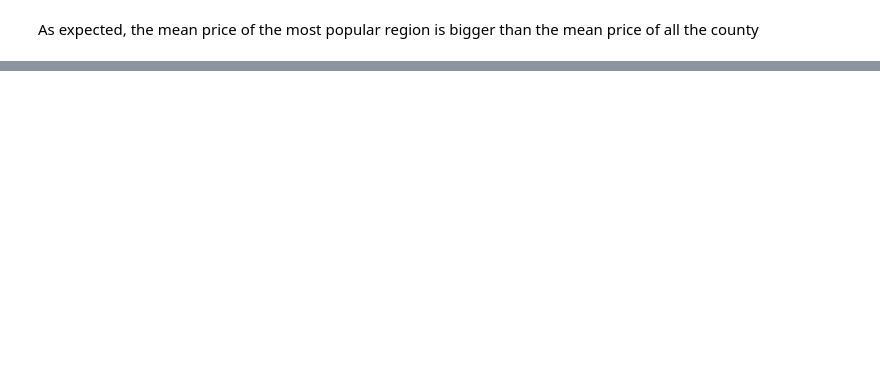
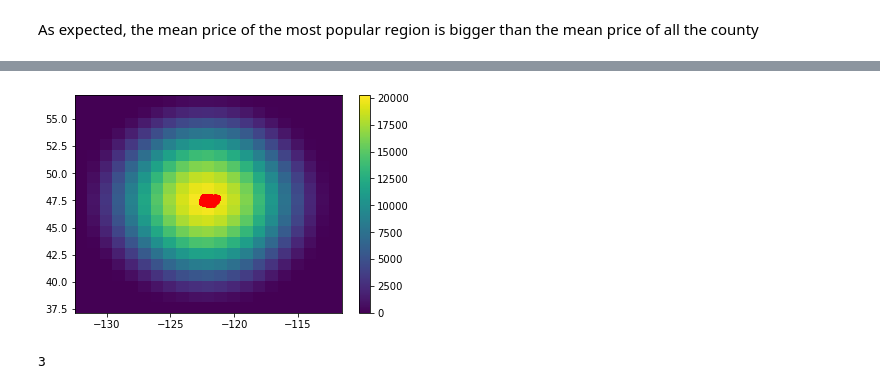
Before and after one commit to gustavooliveir/House-sales-in-King-County, a Jupyter notebook: 1 - Region of most popular houses.ipynb, the cells around one changed output, grey strips where cells are left out. Saved outputs shown, nothing was run; the diff lists cells and outputs as text; code cells hidden in the pictures; blank space fills up the shorter version.

```diff
--- a/1 - Region of most popular houses.ipynb
+++ b/1 - Region of most popular houses.ipynb
@@ -107,0 +173,65 @@ As expected, the mean price of the most popular region is bigger than the mean p
+# %%
+import matplotlib.pyplot as plt
+import numpy as np
+import math
+
+#POINT DATASET
+x= df.long
+y=df.lat
+
+#DEFINE GRID SIZE AND RADIUS(h)
+grid_size=1
+h=10
+
+#GETTING X,Y MIN AND MAX
+x_min=min(x)
+x_max=max(x)
+y_min=min(y)
+y_max=max(y)
+
+#CONSTRUCT GRID
+x_grid=np.arange(x_min-h,x_max+h,grid_size)
+y_grid=np.arange(y_min-h,y_max+h,grid_size)
+x_mesh,y_mesh=np.meshgrid(x_grid,y_grid)
+
+#GRID CENTER POINT
+xc=x_mesh+(grid_size/2)
+yc=y_mesh+(grid_size/2)
+
+#FUNCTION TO CALCULATE INTENSITY WITH QUARTIC KERNEL
+def kde_quartic(d,h):
+    dn=d/h
+    P=(15/16)*(1-dn**2)**2
+    return P
+
+#PROCESSING
+intensity_list=[]
+for j in range(len(xc)):
+    intensity_row=[]
+    for k in range(len(xc[0])):
+        kde_value_list=[]
+        for i in range(len(x)):
+            #CALCULATE DISTANCE
+            d=math.sqrt((xc[j][k]-x[i])**2+(yc[j][k]-y[i])**2)
+            if d<=h:
+                p=kde_quartic(d,h)
+            else:
+                p=0
+            kde_value_list.append(p)
+        #SUM ALL INTENSITY VALUE
+        p_total=sum(kde_value_list)
+        intensity_row.append(p_total)
+    intensity_list.append(intensity_row)
+
+#HEATMAP OUTPUT
+intensity=np.array(intensity_list)
+plt.pcolormesh(x_mesh,y_mesh,intensity)
+plt.plot(x,y,'ro')
+plt.colorbar()
+plt.show()
+# %% [output]
+[figure, added]
+# %%
+3
+# %% [output]
+3
```
Also changed, not shown: parts of 12 cells of this notebook, 12 other files.
